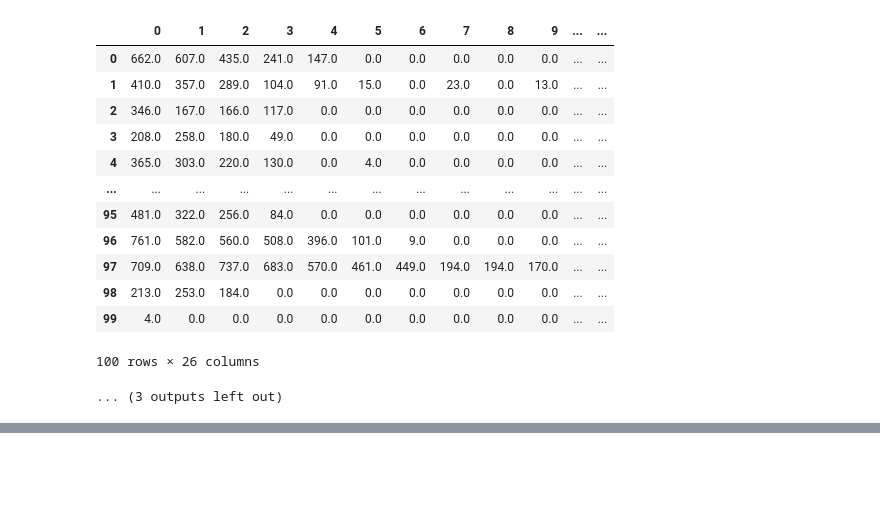
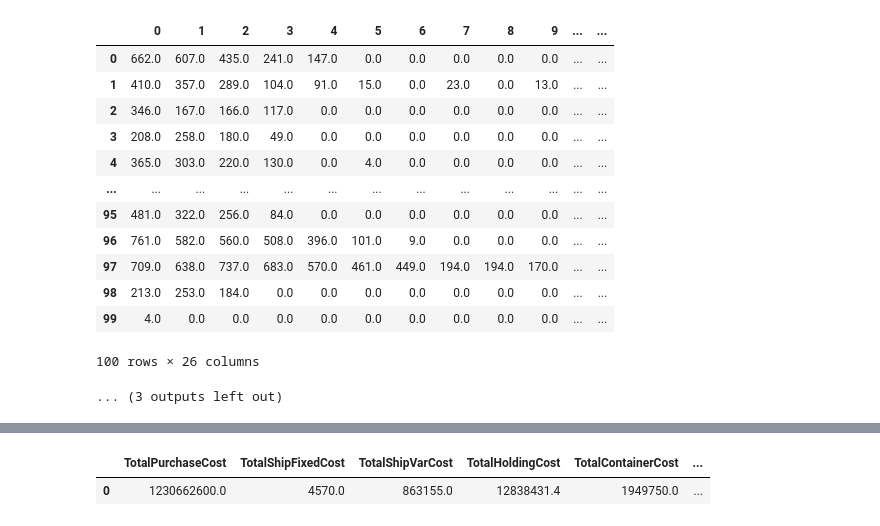
Before and after one commit to easonyu0203/109-2-OperationReseach, a Jupyter notebook: Case2/q2-1.ipynb, the cells around one changed output, grey strips where cells are left out. Drawn from its saved outputs; the diff is of its cells as text; code cells hidden in the pictures; blank space fills up the shorter version.

```diff
--- a/Case2/q2-1.ipynb
+++ b/Case2/q2-1.ipynb
@@ -338,0 +339,40 @@ objective-value      :1282461476.62
+# %%
+result_df = pd.DataFrame(columns=[
+    'TotalPurchaseCost',
+    'TotalShipFixedCost',
+    'TotalShipVarCost',
+    'TotalHoldingCost',
+    'TotalContainerCost',
+    'TotalBackOrderCost',
+    'TotalLostSaleCost',
+    'TotalVendorFixedCost',
+    'objective-value',
+])
+
+# result_df.append({
+#     'TotalPurchaseCost': str(round(TotalPurchaseCost.getValue(), 2)),
+#     'TotalShipFixedCost': str(round(TotalShipFixedCost.getValue(), 2)),
+#     'TotalShipVarCost': str(round(TotalShipVarCost.getValue(), 2)),
+#     'TotalHoldingCost': str(round(TotalHoldingCost.getValue(), 2)),
+#     'TotalContainerCost': str(round(TotalContainerCost.getValue(), 2)),
+#     'TotalBackOrderCost': str(round(TotalBackOrderCost.getValue(), 2)),
+#     'TotalLostSaleCost': str(round(TotalLostSaleCost.getValue(), 2)),
+#     'TotalVendorFixedCost': str(round(TotalVendorFixedCost.getValue(), 2)),
+#     'objective-value': model.ObjVal,
+# }, ignore_index=True)
+
+result_df.loc[0] = [
+    str(round(TotalPurchaseCost.getValue(), 2)),
+    str(round(TotalShipFixedCost.getValue(), 2)),
+    str(round(TotalShipVarCost.getValue(), 2)),
+    str(round(TotalHoldingCost.getValue(), 2)),
+    str(round(TotalContainerCost.getValue(), 2)),
+    str(round(TotalBackOrderCost.getValue(), 2)),
+    str(round(TotalLostSaleCost.getValue(), 2)),
+    str(round(TotalVendorFixedCost.getValue(), 2)),
+    str(round(model.ObjVal, 2)),
+]
+result_df
+# %% [output]
+|  | TotalPurchaseCost | TotalShipFixedCost | TotalShipVarCost | TotalHoldingCost | TotalContainerCost | ... |
+| 0 | 1230662600.0 | 4570.0 | 863155.0 | 12838431.4 | 1949750.0 | ... |
```
Also changed, not shown: parts of 6 cells of this notebook, 16 other files.
